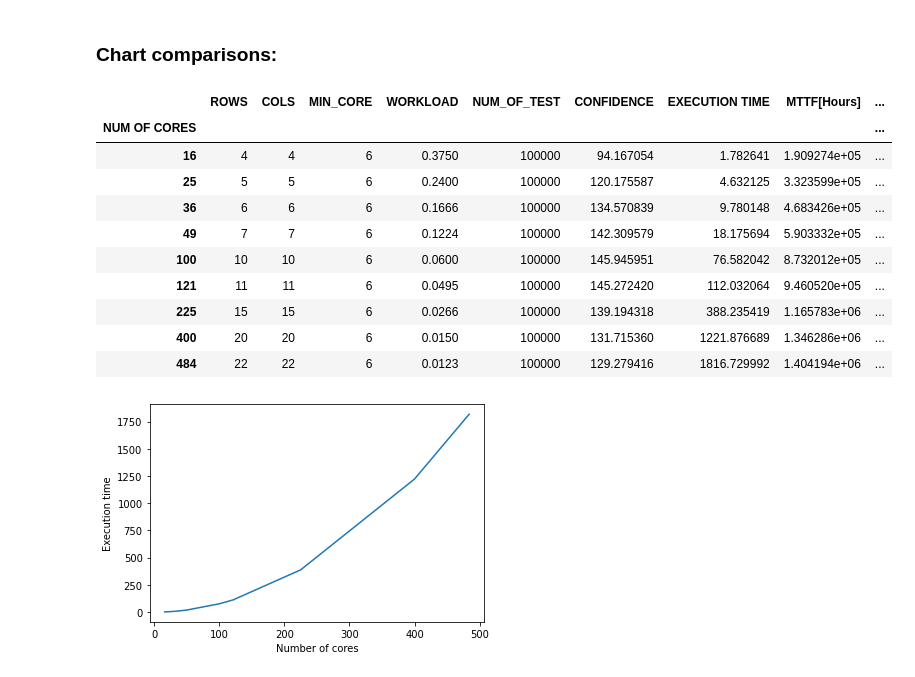
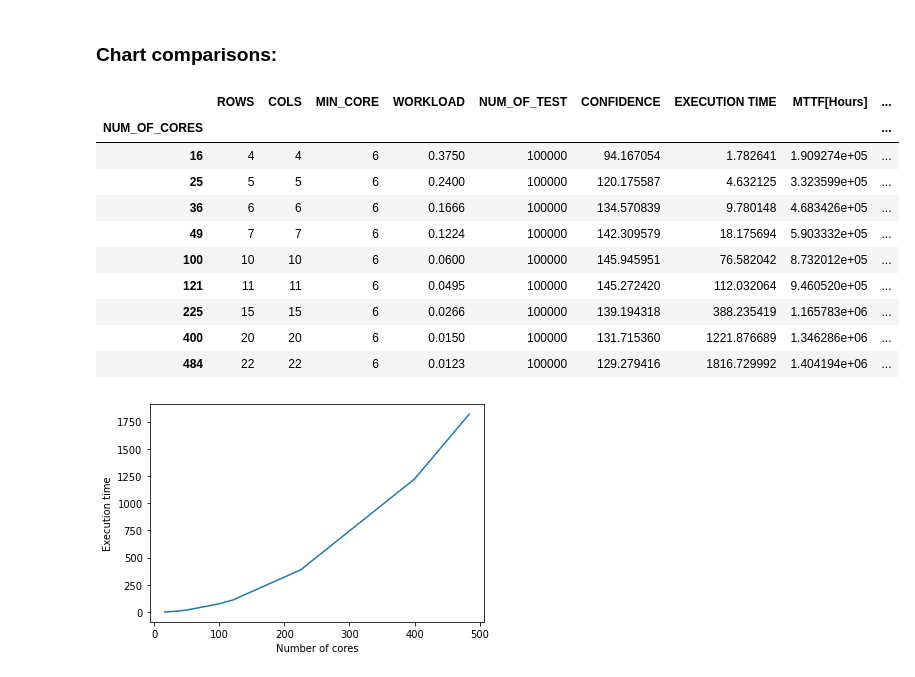
Before and after one commit to D4De/caliper-gpu, a Jupyter notebook: sequential_profile.ipynb, the cells around one changed output. Cells and saved outputs as stored; diff of their text form; code cells hidden in the pictures.

```diff
--- a/sequential_profile.ipynb
+++ b/sequential_profile.ipynb
@@ -55,11 +29,11 @@ statistic_confidence = './statistics/cpu_times_confidence.csv'
 # %%
 fixed_test = pd.read_csv(statistic_fixed_test)
 fixed_test = pd.DataFrame(fixed_test)
-fixed_test = fixed_test.set_index("NUM OF CORES")
-fixed_test
+fixed_test_indexed = fixed_test.set_index("NUM_OF_CORES")
+fixed_test_indexed
 # %% [output]
 |  | ROWS | COLS | MIN_CORE | WORKLOAD | NUM_OF_TEST | CONFIDENCE | EXECUTION TIME | MTTF[Hours] | ... |
-| NUM OF CORES |  |  |  |  |  |  |  |  | ... |
+| NUM_OF_CORES |  |  |  |  |  |  |  |  | ... |
 | 16 | 4 | 4 | 6 | 0.3750 | 100000 | 94.167054 | 1.782641 | 1.909274e+05 | ... |
 | 25 | 5 | 5 | 6 | 0.2400 | 100000 | 120.175587 | 4.632125 | 3.323599e+05 | ... |
 | 36 | 6 | 6 | 6 | 0.1666 | 100000 | 134.570839 | 9.780148 | 4.683426e+05 | ... |
```
Also changed, not shown: parts of 10 cells of this notebook, 12 other files.
